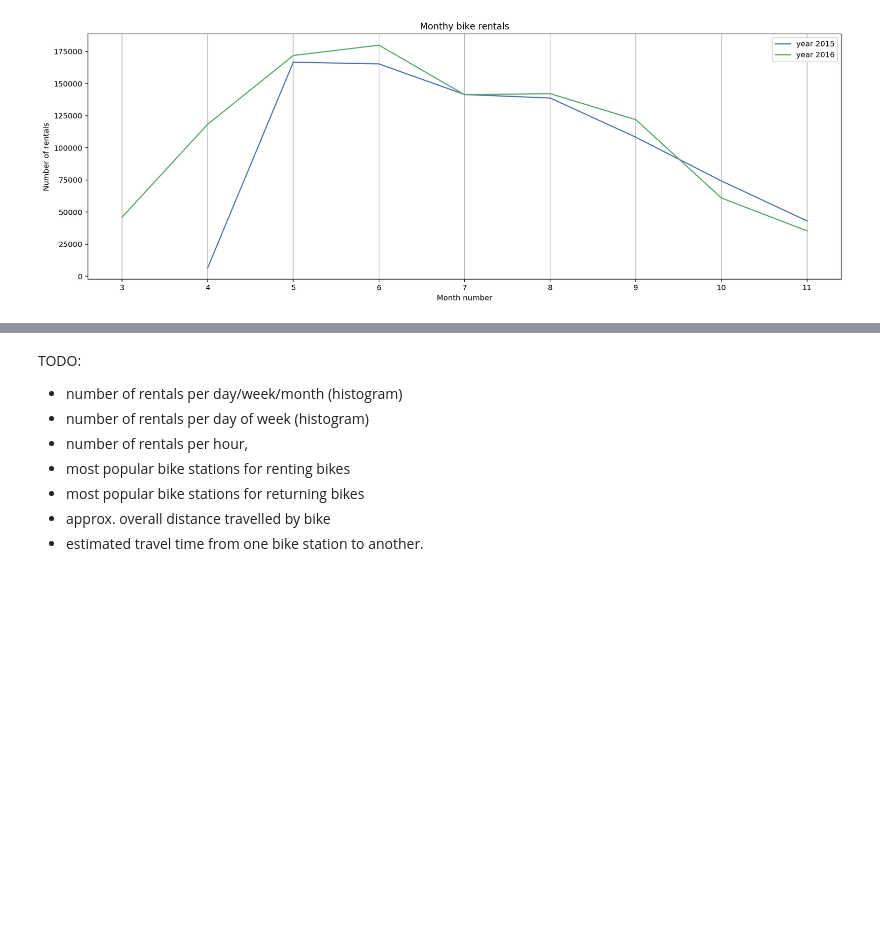
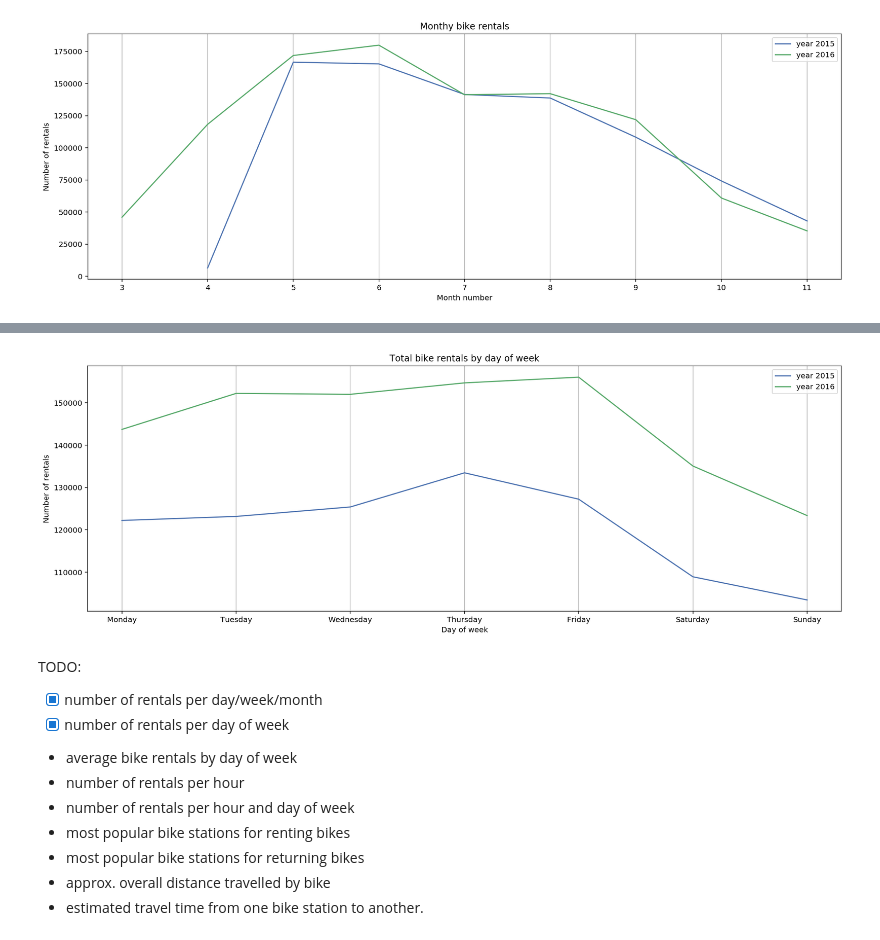
Before and after one commit to mariuszrokita/bike-sharing-demand, a Jupyter notebook: notebooks/wroclawski-rower-miejski/initial-data-exploration.ipynb, the cells around one changed output, grey strips where cells are left out. Drawn from its saved outputs; the diff is of its cells as text; code cells hidden in the pictures; blank space fills up the shorter version.

```diff
--- a/notebooks/wroclawski-rower-miejski/initial-data-exploration.ipynb
+++ b/notebooks/wroclawski-rower-miejski/initial-data-exploration.ipynb
@@ -417,0 +437,14 @@ ax.xaxis.grid(True, 'minor')
+# %%
+fig, ax = plt.subplots(figsize=(18,6))
+ax.plot(rentals2015_ts.groupby(rentals2015_ts.index.weekday)['Count'].sum(), label='year 2015');
+ax.plot(rentals2016_ts.groupby(rentals2016_ts.index.weekday)['Count'].sum(), label='year 2016');
+
+ax.set_title("Total bike rentals by day of week")
+ax.set_xlabel("Day of week")
+ax.set_ylabel("Number of rentals");
+ax.set_xticklabels([''] + list(calendar.day_name))
+ax.legend()
+ax.xaxis.grid(True, 'major')
+ax.xaxis.grid(True, 'minor')
+# %% [output]
+[figure, added]
@@ -418,9 +453,11 @@ ax.xaxis.grid(True, 'minor')
 # %% [markdown]
 TODO:
-* number of rentals per day/week/month (histogram)
-* number of rentals per day of week (histogram)
-* number of rentals per hour,
-* most popular bike stations for renting bikes
-* most popular bike stations for returning bikes
-* approx. overall distance travelled by bike
-* estimated travel time from one bike station to another.
+- [x] number of rentals per day/week/month
+- [x] number of rentals per day of week
+- average bike rentals by day of week
+- number of rentals per hour
+- number of rentals per hour and day of week
+- most popular bike stations for renting bikes
+- most popular bike stations for returning bikes
+- approx. overall distance travelled by bike
+- estimated travel time from one bike station to another.
```
Also changed, not shown: parts of 6 cells of this notebook.
